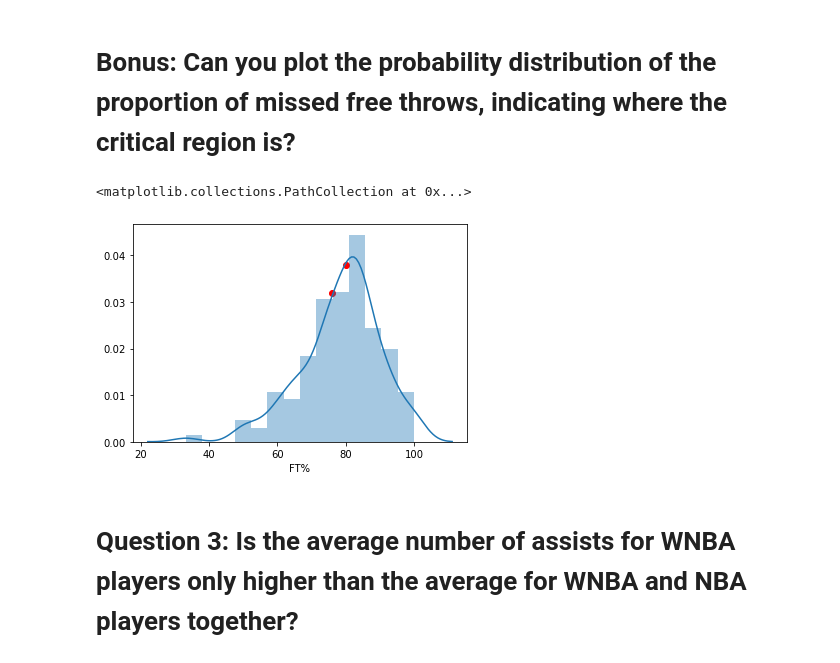
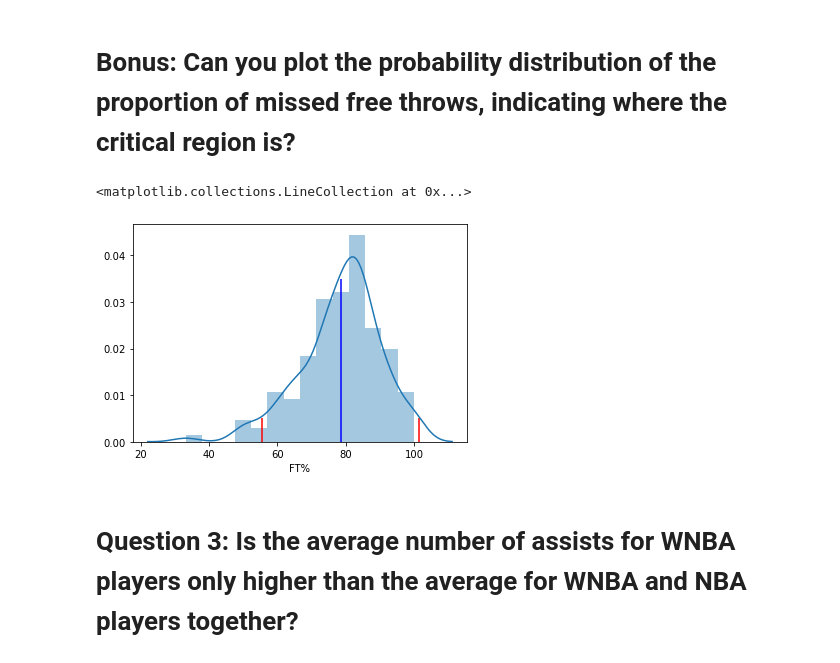
Before and after one commit to ironhack-datalabs/dataV2-labs, a Jupyter notebook: module-2/M2-mini-project2/your-code/3.-Inferential-Analysis.ipynb, the cells around one changed output. Drawn from its saved outputs; the diff is of its cells as text; code cells hidden in the pictures.

Commit message:
wnba

```diff
--- a/module-2/M2-mini-project2/your-code/3.-Inferential-Analysis.ipynb
+++ b/module-2/M2-mini-project2/your-code/3.-Inferential-Analysis.ipynb
@@ -195,33 +196,31 @@ ft_taken
 # your code here
 #sms.DescrStatsW(ft_taken['FT%']).zconfint_mean()
 
-p=ft_taken['FT%'].mean()
+p = .95
+mean=ft_taken['FT%'].mean()
 n = len(ft_taken)
 print (p)
 sem = stats.sem(ft_taken['FT%'])
 print(sem)
-tstar = 1.96
+#tstar = 1.96
 
-lowb,highb =sms.proportion_confint(p, n, alpha=0.95, method='normal')
 
-# print(lowb)
-# print(highb)
 
-lcb = p-tstar*sem
-ucb = p+tstar*sem
+lmb,hmb = norm.interval(.95,loc=mean,scale=sem)
+#lowb,highb =sms.proportion_confint(p, n, alpha=0.95, method='normal')
 
-print(lcb,ucb)
-#Ho = wnba players miss more than 40% of their Free Throws or MAKE less than 60%
-#H1 = do not miss more than 40% of their Free Throws
+print('The mean will fall between ',lmb, hmb)
 
-# p = .95
+# Ho = wnba players miss more than 40% of their Free Throws or MAKE less than 60%
+# H1 = do not miss more than 40% of their Free Throws
 
-# mean1 = ft_taken['FT%'].mean()
-# #std = ft_taken['FT%'].std()
-# sem = stats.sem(ft_taken['FT%'])
 
-# lowb,highb = norm.interval(p,loc=mean1,scale = sem)
 
-# print (lowb)
-# print(highb)
+mean1 = ft_taken['FT%'].mean()
+std = ft_taken['FT%'].std()
+sem = stats.sem(ft_taken['FT%'])
+
+lowb,highb = norm.interval(p,loc=mean1,scale = std)
+
+print ('95% of players have a made free throw percentage between ',lowb, highb)
 # %% [output]
@@ -242,34 +242,36 @@ have a Free Throw percent made between 76 and 80. '''
 # %%
 #your code here
 wnba.shape
 sns.distplot(ft_taken['FT%'])
-plt.scatter(x=76,y=0.032,color = 'r')
-plt.scatter(x=80,y=0.038,color = 'r')
+
+plt.vlines(lowb,ymin=0, ymax=.005,color = 'r')
+plt.vlines(highb,ymin=0, ymax=.005, color = 'r')
+plt.vlines(mean, ymin=0, ymax = .035, color = 'b')
 
 
 # p=0.95
 # mean = ft_taken['FT%'].mean()
 # std = ft_taken['FT%'].std()
 
 # normal_dist = np.random.normal(size=10000, loc=mean, scale=std)
 # values = pd.Series(normal_dist)
 
 # sns.distplot(values)
 # plt.xlabel('FT%', fontsize=12)
 # plt.ylabel('Frequency out of 100000', fontsize=12)
 # plt.title('Probability Distribution')
 
 
 # lowb,highb = norm.interval(p,loc=mean,scale=std)
 
 # plt.vlines(lowb,ymin=0, ymax=.005,color = 'r')
 # plt.vlines(highb,ymin=0, ymax=.005, color = 'r')
 # plt.vlines(mean, ymin=0, ymax = .035, color = 'b')
 
 # print(mean,std)
 # %% [output]
-<matplotlib.collections.PathCollection at 0x...>
+<matplotlib.collections.LineCollection at 0x...>
-[figure, old version]
+[figure, new version]
 # %% [markdown]
 # Question 3: Is the average number of assists for WNBA players only higher than the average for WNBA and NBA players together?
 # %% [markdown]
```
Also changed, not shown: parts of 3 cells of this notebook.
